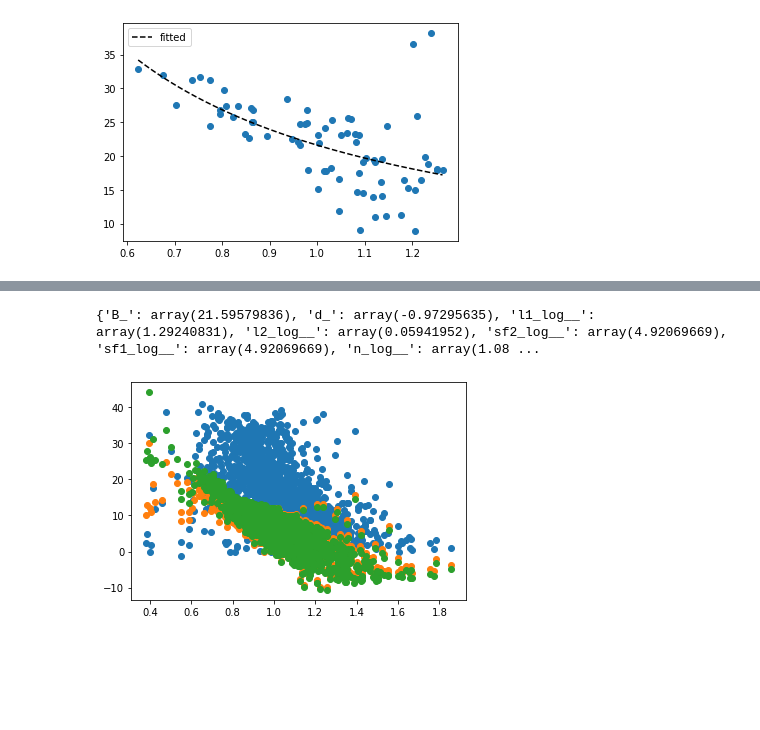
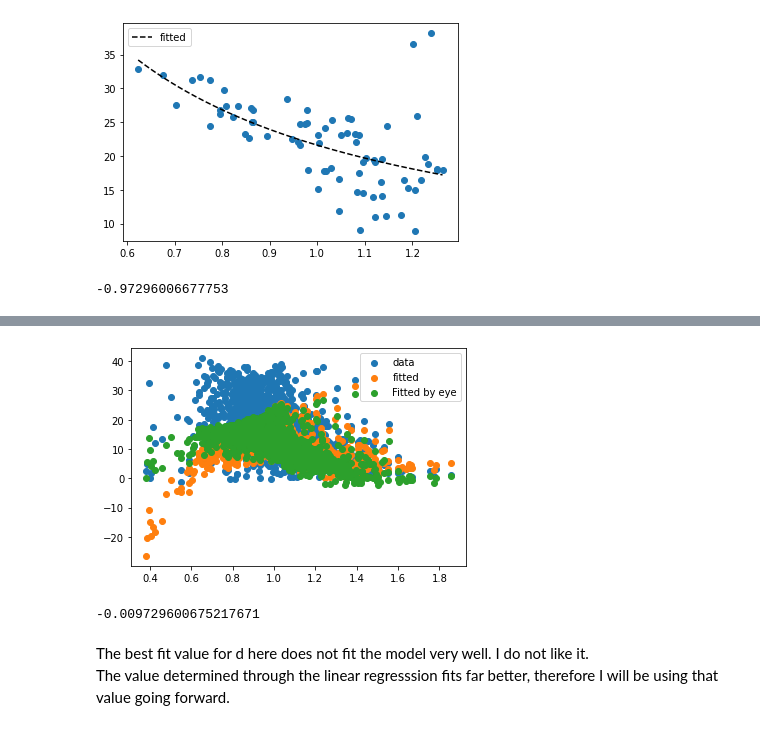
Before and after one commit to ni-phy/year4-project, a Jupyter notebook: Henry/3d_fitting.ipynb, the cells around one changed output, grey strips where cells are left out. Drawn from its saved outputs; the diff is of its cells as text; code cells hidden in the pictures; blank space fills up the shorter version.

```diff
--- a/Henry/3d_fitting.ipynb
+++ b/Henry/3d_fitting.ipynb
@@ -183,54 +174,47 @@ B = coefs2[0][0]
 d = coefs2[0][1]
 X = np.array([Age, Mass]).T
 
-
+print(d)
 
 with pm.Model() as model:
 
     B_= pm.Normal('B_', B, B*0.5)
-
-
-    d_ = pm.Normal('d_', d, d)
-
-
+    d_ = pm.Uniform('d_', d, d*0.01)
 
     mean =  B_ *Mass**d_
 
     resid = Prot - mean
-
 
 
     l1 = pm.Lognormal('l1', mu=np.log(3.6), sigma=0.11)  # 1
     l2 = pm.Lognormal('l2', mu=np.log(0.4), sigma=0.11)
 
     sf2 = pm.Lognormal("sf2", mu=np.log(160), sigma=1)
     sf1 = pm.Lognormal("sf1", mu=np.log(160), sigma=1)
 
-
     K1 = pm.gp.cov.ExpQuad(2, l1) * sf1**2
     K2 = pm.gp.cov.ExpQuad(2, l2) * sf2**2
 
     K = K1 * K2
 
+
     n = pm.HalfCauchy("n", beta=3)
-
 
     gp = pm.gp.Marginal(cov_func=K)
     obs = gp.marginal_likelihood("obs", X=X, y=resid, noise=n)
 
     mp = pm.find_MAP()
 
-print(mp)
-
-
-
-#plt.scatter(Age, Mass, c=Prot, cmap='Reds')
-plt.scatter(Mass, Prot)
-plt.scatter(Mass, A* Mass**mp['d_'] + mu)
-plt.scatter(Mass, A* Mass**-1.6 + mu)
+plt.scatter(Mass, Prot, label='data')
+plt.scatter(Mass, A* Mass**mp['d_'] + mu, label='fitted')
+plt.scatter(Mass, A* Mass**-1.6 + mu, label='Fitted by eye')
+plt.legend()
 plt.show()
-#plt.scatter(Age, Mass, c = A * Mass**mp['d_'] + mu, cmap='Reds')
+print(mp['d_'])
 # %% [output]
+-0.97296006677753
 [interactive output not drawn]
-{'B_': array(21.59579836), 'd_': array(-0.97295635), 'l1_log__': array(1.29240831), 'l2_log__': array(0.05941952), 'sf2_log__': array(4.92069669), 'sf1_log__': array(4.92069669), 'n_log__': array(1.08 ...
-[figure, old version]
+[figure, new version]
+-0.009729600675217671
+# %% [markdown]
+The best fit value for d here does not fit the model very well. I do not like it. <br>The value determined through the linear regresssion fits far better, therefore I will be using that value going forward.
```
Also changed, not shown: parts of 18 cells of this notebook.
